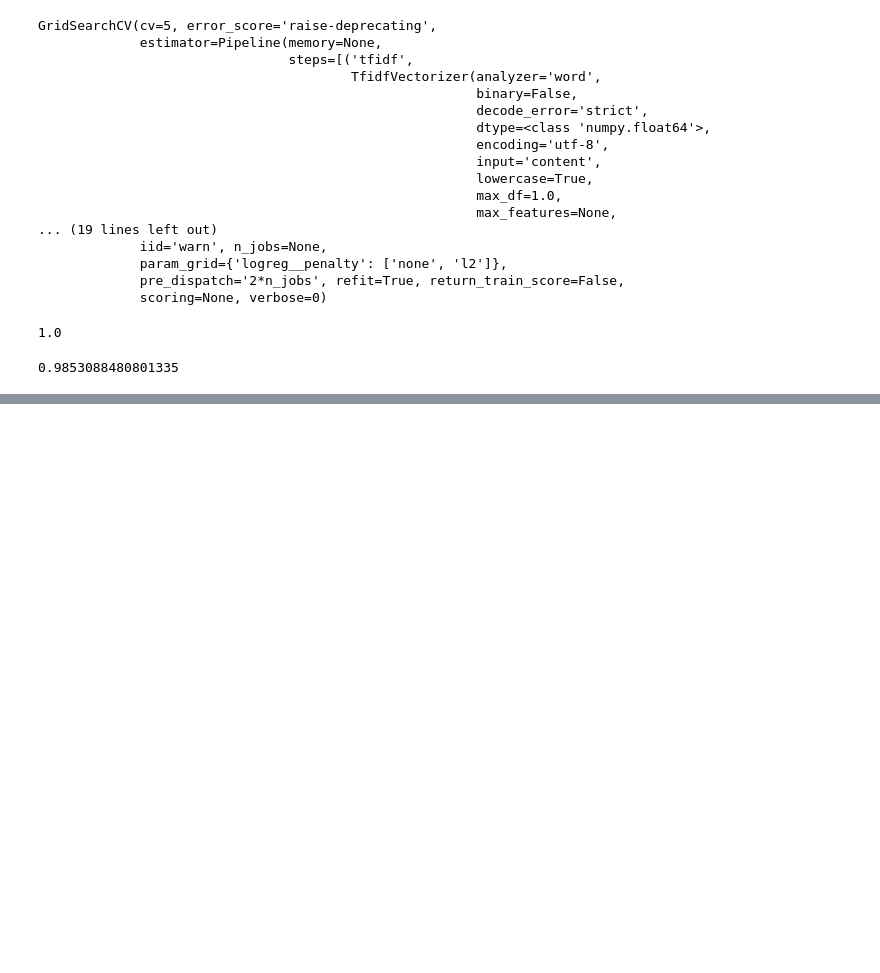
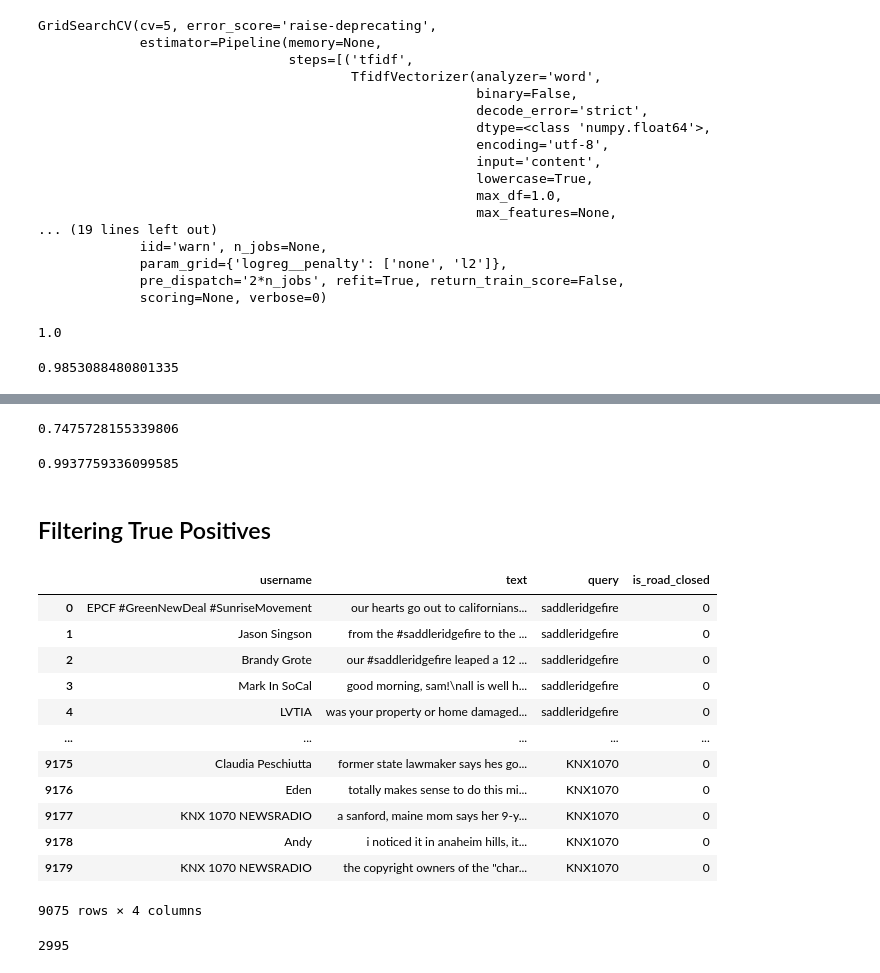
Before and after one commit to reneemarama/real_time_traffic, a Jupyter notebook: 4_Supervised_Unsupervised_Modeling.ipynb, the cells around one changed output, grey strips where cells are left out. Cells and saved outputs as stored; diff of their text form; code cells hidden in the pictures; blank space fills up the shorter version.

```diff
--- a/4_Supervised_Unsupervised_Modeling.ipynb
+++ b/4_Supervised_Unsupervised_Modeling.ipynb
@@ -447,0 +488,32 @@ coef_df.sort_values('coefficients', ascending = False)
+# %%
+# Recall / Sensitivity for TFIDFt/LogReg
+TP_tfidf / (TP_tfidf + FN_tfidf)
+# %% [output]
+0.7475728155339806
+# %%
+# Specificity for TFIDF/LogReg
+TN_tfidf / (FP_tfidf + TN_tfidf)
+# %% [output]
+0.9937759336099585
+# %% [markdown]
+## Filtering True Positives
+# %%
+df_text_query
+# %% [output]
+|  | username | text | query | is_road_closed |
+| 0 | EPCF #GreenNewDeal #SunriseMovement | our hearts go out to californians... | saddleridgefire | 0 |
+| 1 | Jason Singson | from the #saddleridgefire to the ... | saddleridgefire | 0 |
+| 2 | Brandy Grote | our #saddleridgefire leaped a 12 ... | saddleridgefire | 0 |
+| 3 | Mark In SoCal | good morning, sam!\nall is well h... | saddleridgefire | 0 |
+| 4 | LVTIA | was your property or home damaged... | saddleridgefire | 0 |
+| ... | ... | ... | ... | ... |
+| 9175 | Claudia Peschiutta | former state lawmaker says hes go... | KNX1070 | 0 |
+| 9176 | Eden | totally makes sense to do this mi... | KNX1070 | 0 |
+| 9177 | KNX 1070 NEWSRADIO | a sanford, maine mom says her 9-y... | KNX1070 | 0 |
+| 9178 | Andy | i noticed it in anaheim hills, it... | KNX1070 | 0 |
+| 9179 | KNX 1070 NEWSRADIO | the copyright owners of the "char... | KNX1070 | 0 |
+9075 rows × 4 columns
+# %%
+len(preds_tfidf)
+# %% [output]
+2995
```
Also changed, not shown: parts of 24 cells of this notebook, 1 other file.
